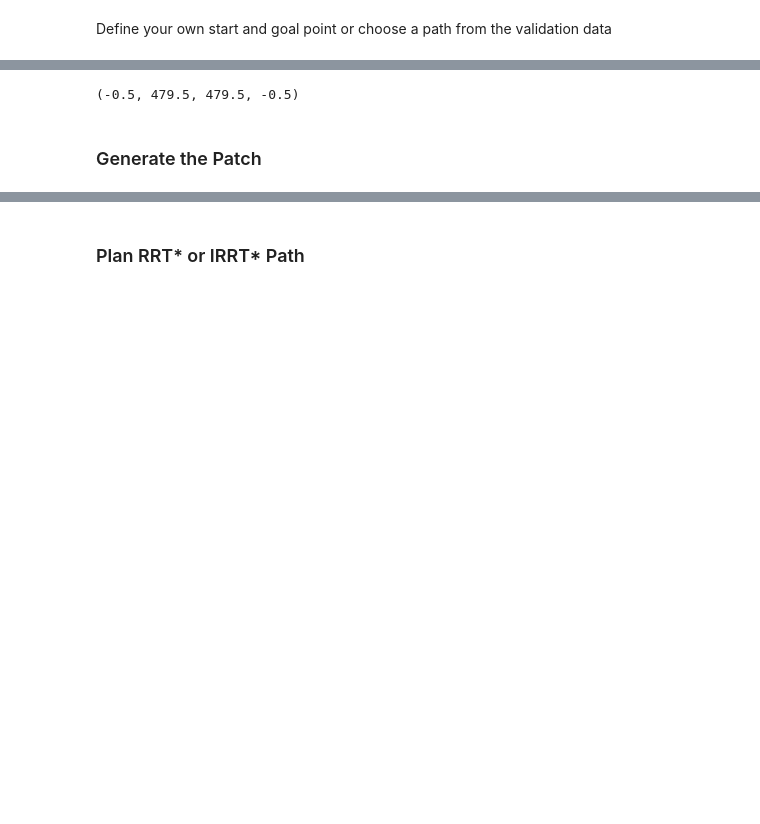
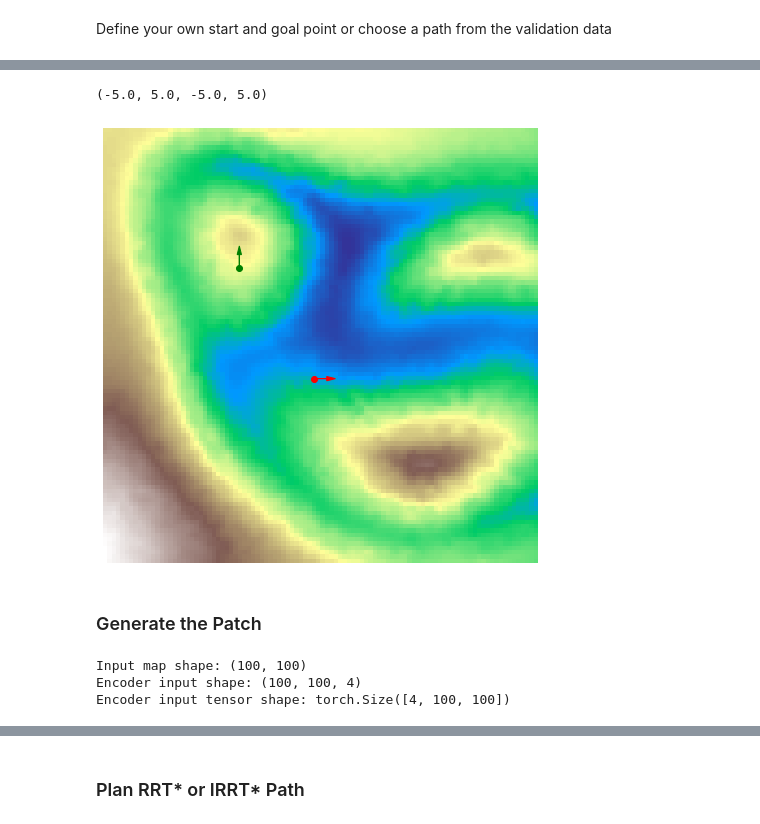
Before and after one commit to YeRongfeng/MPT, a Jupyter notebook: VisualizeTrajectories.ipynb, the cells around one changed output, grey strips where cells are left out. Saved outputs shown, nothing was run; the diff lists cells and outputs as text; code cells hidden in the pictures; blank space fills up the shorter version.

```diff
--- a/VisualizeTrajectories.ipynb
+++ b/VisualizeTrajectories.ipynb
@@ -72,16 +111,33 @@ ax.axis('off')
 Define your own start and goal point or choose a path from the validation data
 # %%
 # Plot the path
-pathNum = 4
-data = pickle.load(open(osp.join(envFolder, f'path_{pathNum}.p'), 'rb'))
-path = data['path_interpolated']
+pathNum = 413
+path_file = osp.join(envFolder, f'path_{pathNum}.p')
+with open(path_file, 'rb') as f:
+    path_data = pickle.load(f)
+    trajectory = path_data['path']  # [N, 3]
 
-goal_pos = geom2pix(path[0, :])
-start_pos = geom2pix(path[-1, :])
+start_pos = trajectory[0, :]
+goal_pos = trajectory[-1, :]
 
-fig, ax = plt.subplots(figsize=(8, 8))
-ax.imshow(MazeMap, cmap='gray')
+x = np.linspace(-5, 5, 100)
+y = np.linspace(-5, 5, 100)
+fig, ax = plt.subplots(1, 1, figsize=(8, 8))
+elevation_masked = np.ma.masked_invalid(elevation)
+im = ax.imshow(elevation_masked, extent=[-5, 5, -5, 5],
+                origin='lower', cmap='terrain', aspect='equal')
+ax.grid(True, alpha=0.3)
+ax.scatter(start_pos[0], start_pos[1], color='g', zorder=3)
 ax.scatter(goal_pos[0], goal_pos[1], color='r', zorder=3)
-ax.scatter(start_pos[0], start_pos[1], color='g', zorder=3)
-ax.axis('off')
+# 绘制朝向
+arrow_scale = 0.3
+ax.arrow(start_pos[0], start_pos[1],
+            np.cos(start_pos[2]) * arrow_scale,
+            np.sin(start_pos[2]) * arrow_scale,
+            head_width=0.1, head_length=0.2, fc='g', ec='g', zorder=3)
+ax.arrow(goal_pos[0], goal_pos[1],
+            np.cos(goal_pos[2]) * arrow_scale,
+            np.sin(goal_pos[2]) * arrow_scale,
+            head_width=0.1, head_length=0.2, fc='r', ec='r', zorder=3)
+ax.axis('off')  # 关闭坐标轴
 # %% [output]
@@ -90,6 +144,11 @@ ax.axis('off')
-(-0.5, 479.5, 479.5, -0.5)
+(-5.0, 5.0, -5.0, 5.0)
+[figure, added]
 # %% [markdown]
 ### Generate the Patch
 # %%
-patch_map, predProb = get_patch(transformer, start_pos, goal_pos, MazeMap)
+patch_map, predProb, predTraj = get_patch(transformer, start_pos[:2], goal_pos[:2], normal_x, normal_y, normal_z)
+# %% [output]
+Input map shape: (100, 100)
+Encoder input shape: (100, 100, 4)
+Encoder input tensor shape: torch.Size([4, 100, 100])
 # %%
```
Also changed, not shown: parts of 10 cells of this notebook, 12 other files.
